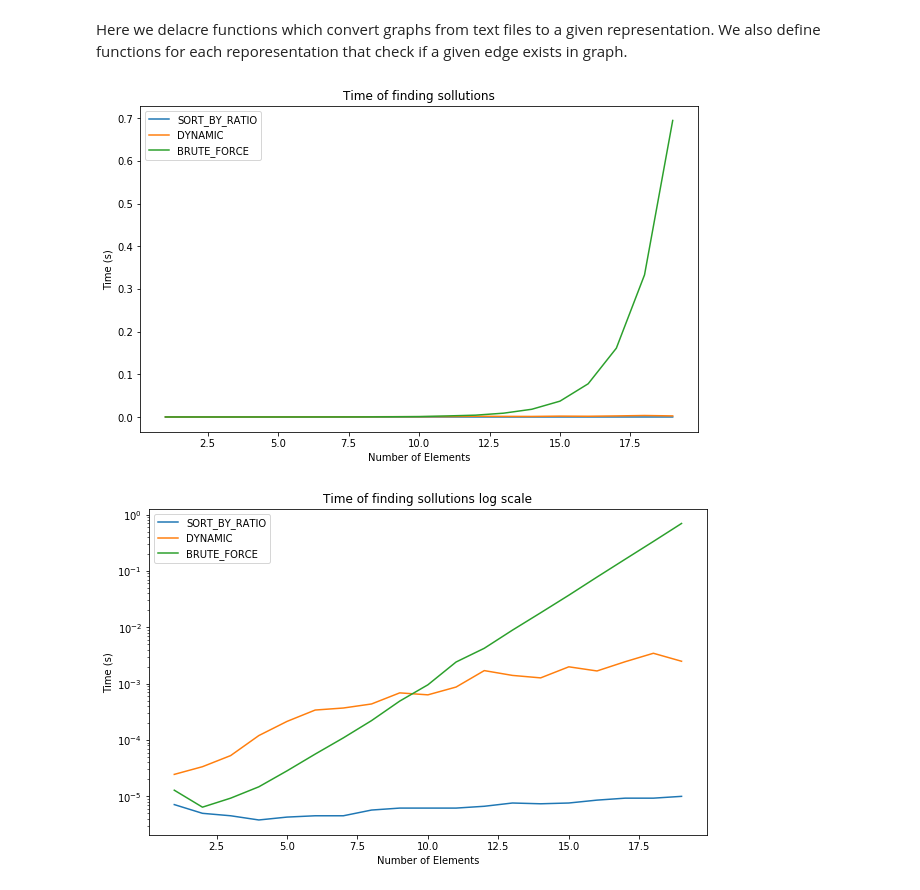
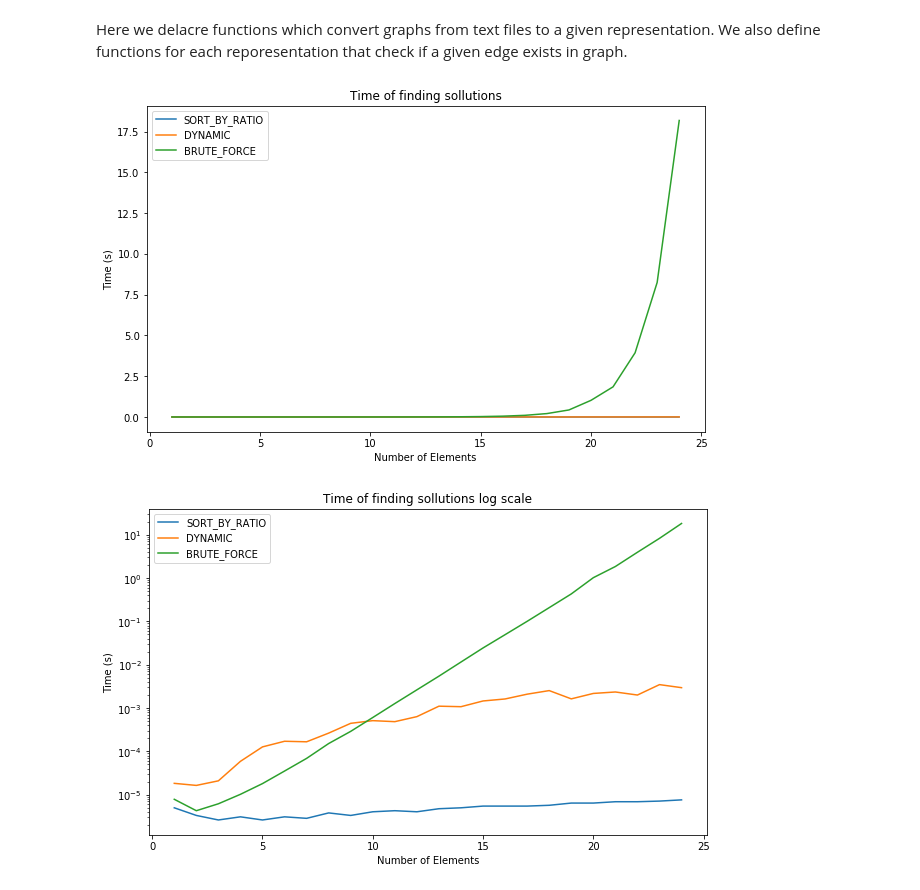
Before and after one commit to trebacz626/ai-projects-uni, a Jupyter notebook: Algorithms and Data Structures/dynamic_programming/dynamic.ipynb, the cells around one changed output. Saved outputs shown, nothing was run; the diff lists cells and outputs as text; code cells hidden in the pictures.

Commit message:
dynamic improvement

```diff
--- a/Algorithms and Data Structures/dynamic_programming/dynamic.ipynb
+++ b/Algorithms and Data Structures/dynamic_programming/dynamic.ipynb
@@ -136,10 +129,10 @@ def perform_tests(entries,minimum=1,maximum=11,jump=1):
     plt.yscale("log")
     plot_plot(X, Ys, entries, "Time of finding sollutions log scale")
 # %%
-perform_tests([SORT_BY_RATIO,DYNAMIC,BRUTE_FORCE],1,20)
+perform_tests([SORT_BY_RATIO,DYNAMIC,BRUTE_FORCE],1,25)
 # %% [output]
-[figure, old version]
+[figure, new version]
-[figure, old version]
+[figure, new version]
 # %%
 perform_tests([SORT_BY_RATIO,DYNAMIC],1,200)
 # %% [output]
```
Also changed, not shown: parts of 9 cells of this notebook.
